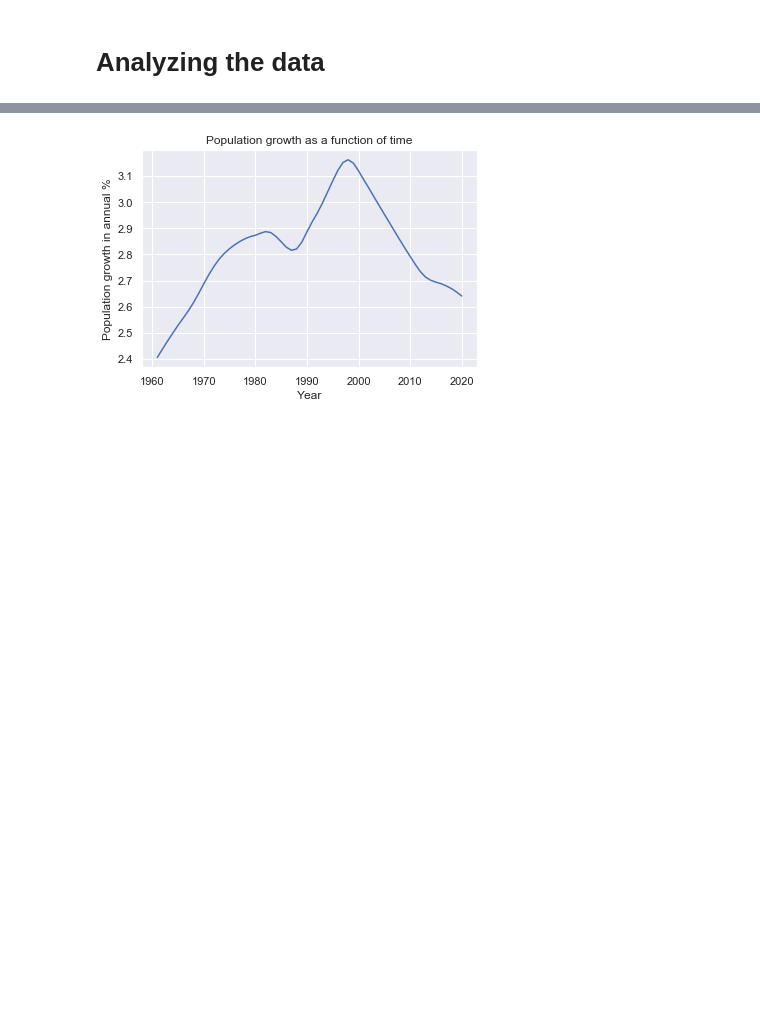
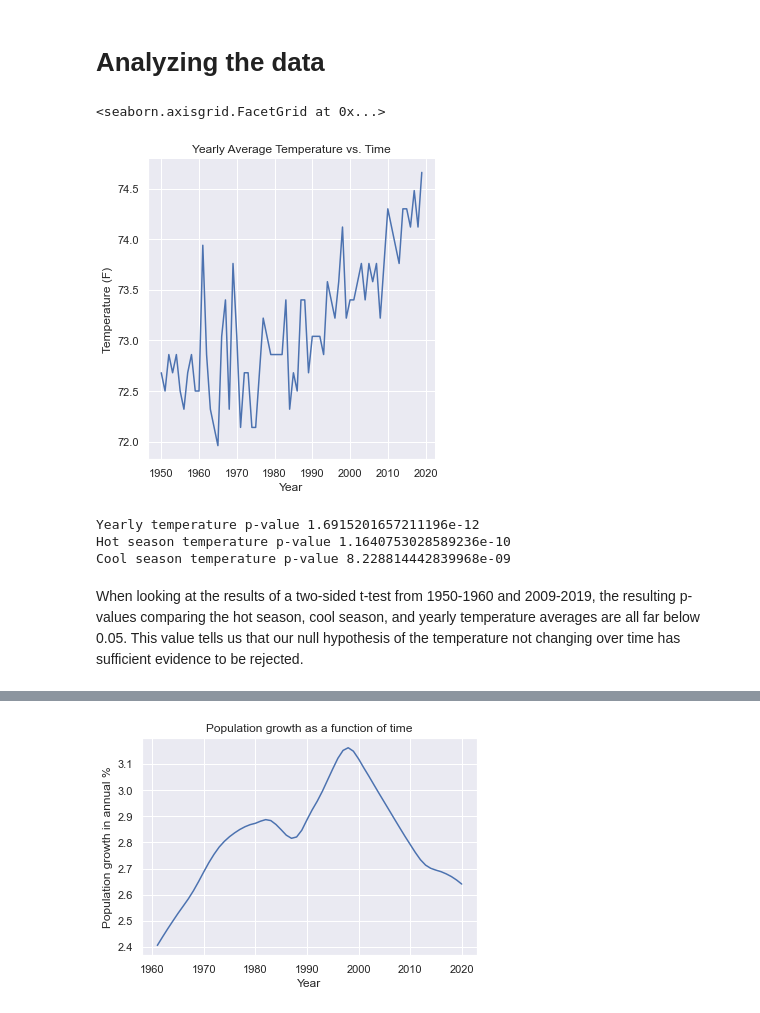
Before and after one commit to karolinaphotiades/CS216_project, a Jupyter notebook: Analyzing Madagascar.ipynb, the cells around one changed output, grey strips where cells are left out. Saved outputs shown, nothing was run; the diff lists cells and outputs as text; code cells hidden in the pictures; blank space fills up the shorter version.

Commit message:
jared t test in file

```diff
--- a/Analyzing Madagascar.ipynb
+++ b/Analyzing Madagascar.ipynb
@@ -64,3 +65,18 @@ environmental_data.head()
 | 2 | Madagascar | MDG | 2017 | Agricultural land (% of land area) | AG.LND.AGRI.ZS | 70.2904778274321 |
 | 3 | Madagascar | MDG | 2016 | Agricultural land (% of land area) | AG.LND.AGRI.ZS | 70.2904778274321 |
 | 4 | Madagascar | MDG | 2015 | Agricultural land (% of land area) | AG.LND.AGRI.ZS | 70.2904778274321 |
+# %%
+# Read in the fifth dataset
+temperature_data = pd.read_csv("data/Madagascar_Temp_Data.csv")
+temperature_data["YEAR"] = temperature_data["YEAR"].astype(int)
+
+# MAM is Spring (March, April, May), JJA is Summer, SON is Fall, DJF is Winter
+# ANN is annual average
+# Madagascar has different seasons: hot and rainy in Nov-April and cooler dry season May-Oct.
+temperature_data["hot_season"] = temperature_data[['NOV', 'DEC', 'JAN', 'FEB', 'MAR', 'APR']].mean(axis = 1)
+temperature_data["cool_season"] = temperature_data[['MAY', 'JUN', 'JUL', 'AUG', 'SEP', 'OCT']].mean(axis = 1)
+
+temperature_data["ANN"] = (temperature_data["ANN"] * 9/5) + 32
+# (x * 9/5) + 32 is Celcius to Farenheit conversion
+
+temperature_data.tail()
@@ -69,4 +92,44 @@ environmental_data.head()
 From the links, [https://madagascar.opendataforafrica.org/tkkbtv/world-development-indicators-wdi-november-2014](https://madagascar.opendataforafrica.org/tkkbtv/world-development-indicators-wdi-november-2014) and [https://www.gbif.org/occurrence/search?country=MG](https://www.gbif.org/occurrence/search?country=MG), we can filter for different datasets based on Madagascar that we decide we want to use
 # %% [markdown]
 # Analyzing the data
+# %%
+#Temperature change
+temp = temperature_data[temperature_data["YEAR"] >= 1950] #after 1960, to match other datasets
+graph = sns.relplot(data = temp, x = "YEAR", y = "ANN", kind = "line")
+graph.set(ylabel="Temperature (F)", xlabel = "Year", title = "Yearly Average Temperature vs. Time")
+# %% [output]
+<seaborn.axisgrid.FacetGrid at 0x...>
+[figure, added]
+# %%
+#Temperature 2-sided T-Tesst: used to determine if there is a statistically significant temperature change
+#Comparing the 1950s to 2010s
+
+#T-test: hot seasons comparison
+mask1 = (temperature_data['YEAR'] >= 1950) & (temperature_data['YEAR'] <= 1960)
+mask2 = (temperature_data['YEAR'] >= 2009) & (temperature_data['YEAR'] <= 2019)
+
+hot_data_50s = temperature_data["hot_season"][mask1]
+hot_data_10s = temperature_data["hot_season"][mask2]
+t_test_hot_data = stats.ttest_ind(hot_data_50s, hot_data_10s)[1]
+
+#T-test: cool seasons comparision
+cool_data_50s = temperature_data["cool_season"][mask1]
+cool_data_10s = temperature_data["cool_season"][mask2]
+t_test_cool_data = stats.ttest_ind(cool_data_50s, cool_data_10s)[1]
+
+#T-test: Yearly comparison
+data_50s = temperature_data["ANN"][mask1]
+data_10s = temperature_data["ANN"][mask2]
+
+t_test_temp_data = stats.ttest_ind(data_50s, data_10s)[1]
+
+print('Yearly temperature p-value', t_test_temp_data)
+print('Hot season temperature p-value', t_test_hot_data)
+print('Cool season temperature p-value', t_test_cool_data)
+# %% [output]
+Yearly temperature p-value 1.6915201657211196e-12
+Hot season temperature p-value 1.1640753028589236e-10
+Cool season temperature p-value 8.228814442839968e-09
+# %% [markdown]
+When looking at the results of a two-sided t-test from 1950-1960 and 2009-2019, the resulting p-values comparing the hot season, cool season, and yearly temperature averages are all far below 0.05. This value tells us that our null hypothesis of the temperature not changing over time has sufficient evidence to be rejected.
 # %%
```
Also changed, not shown: parts of 9 cells of this notebook.
